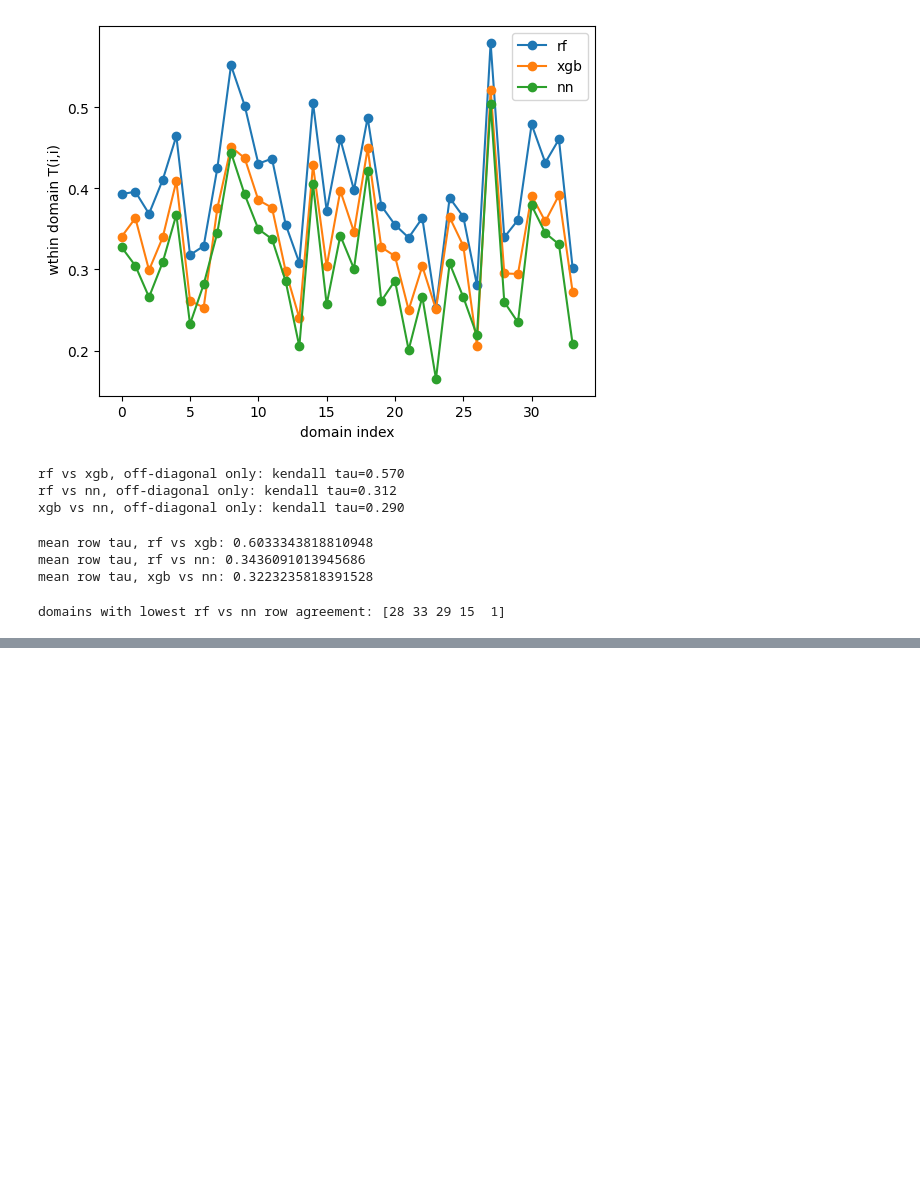
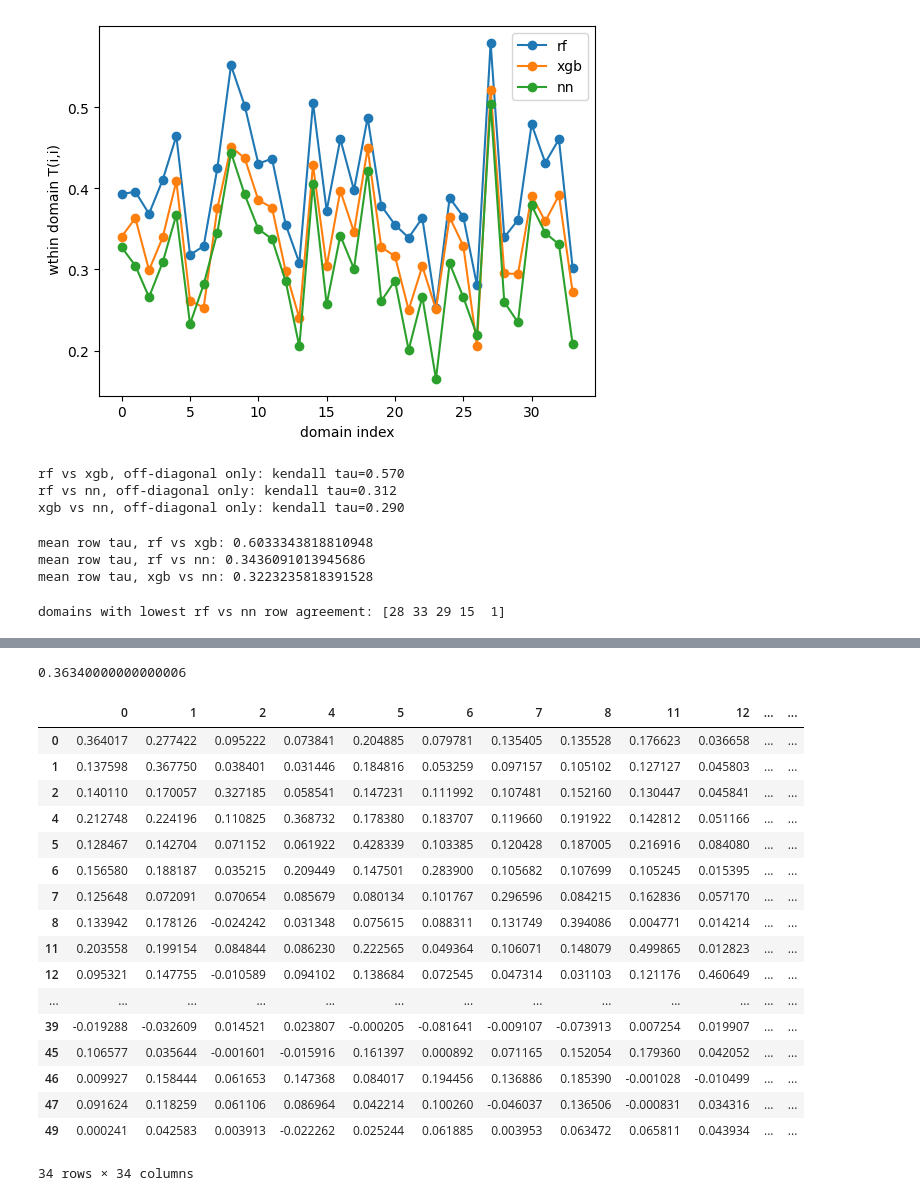
Before and after one commit to yashkher-123/transferability-through-representations, a Jupyter notebook: transfer-matrix/t_comparison.ipynb, the cells around one changed output, grey strips where cells are left out. Drawn from its saved outputs; the diff is of its cells as text; code cells hidden in the pictures; blank space fills up the shorter version.

```diff
--- a/transfer-matrix/t_comparison.ipynb
+++ b/transfer-matrix/t_comparison.ipynb
@@ -218,0 +238,37 @@ domains with lowest rf vs nn row agreement: [28 33 29 15  1]
+# %%
+w_rf = 0.5
+w_xgb = 0.3
+w_nn = 0.2
+# %%
+weighted_vals = (w_rf * rf_t.values) + (w_xgb * xgb_t.values) + (w_nn * nn_t.values)
+# %%
+final_t = pd.DataFrame(
+    weighted_vals,
+    index=rf_t.index,
+    columns=rf_t.columns
+)
+# %%
+0.5*0.392+0.3*0.340+0.2*0.327 # should be ~0.364
+# %% [output]
+0.36340000000000006
+# %%
+final_t
+# %% [output]
+|  | 0 | 1 | 2 | 4 | 5 | 6 | 7 | 8 | 11 | 12 | ... | ... |
+| 0 | 0.364017 | 0.277422 | 0.095222 | 0.073841 | 0.204885 | 0.079781 | 0.135405 | 0.135528 | 0.176623 | 0.036658 | ... | ... |
+| 1 | 0.137598 | 0.367750 | 0.038401 | 0.031446 | 0.184816 | 0.053259 | 0.097157 | 0.105102 | 0.127127 | 0.045803 | ... | ... |
+| 2 | 0.140110 | 0.170057 | 0.327185 | 0.058541 | 0.147231 | 0.111992 | 0.107481 | 0.152160 | 0.130447 | 0.045841 | ... | ... |
+| 4 | 0.212748 | 0.224196 | 0.110825 | 0.368732 | 0.178380 | 0.183707 | 0.119660 | 0.191922 | 0.142812 | 0.051166 | ... | ... |
+| 5 | 0.128467 | 0.142704 | 0.071152 | 0.061922 | 0.428339 | 0.103385 | 0.120428 | 0.187005 | 0.216916 | 0.084080 | ... | ... |
+| 6 | 0.156580 | 0.188187 | 0.035215 | 0.209449 | 0.147501 | 0.283900 | 0.105682 | 0.107699 | 0.105245 | 0.015395 | ... | ... |
+| 7 | 0.125648 | 0.072091 | 0.070654 | 0.085679 | 0.080134 | 0.101767 | 0.296596 | 0.084215 | 0.162836 | 0.057170 | ... | ... |
+| 8 | 0.133942 | 0.178126 | -0.024242 | 0.031348 | 0.075615 | 0.088311 | 0.131749 | 0.394086 | 0.004771 | 0.014214 | ... | ... |
+| 11 | 0.203558 | 0.199154 | 0.084844 | 0.086230 | 0.222565 | 0.049364 | 0.106071 | 0.148079 | 0.499865 | 0.012823 | ... | ... |
+| 12 | 0.095321 | 0.147755 | -0.010589 | 0.094102 | 0.138684 | 0.072545 | 0.047314 | 0.031103 | 0.121176 | 0.460649 | ... | ... |
+| ... | ... | ... | ... | ... | ... | ... | ... | ... | ... | ... | ... | ... |
+| 39 | -0.019288 | -0.032609 | 0.014521 | 0.023807 | -0.000205 | -0.081641 | -0.009107 | -0.073913 | 0.007254 | 0.019907 | ... | ... |
+| 45 | 0.106577 | 0.035644 | -0.001601 | -0.015916 | 0.161397 | 0.000892 | 0.071165 | 0.152054 | 0.179360 | 0.042052 | ... | ... |
+| 46 | 0.009927 | 0.158444 | 0.061653 | 0.147368 | 0.084017 | 0.194456 | 0.136886 | 0.185390 | -0.001028 | -0.010499 | ... | ... |
+| 47 | 0.091624 | 0.118259 | 0.061106 | 0.086964 | 0.042214 | 0.100260 | -0.046037 | 0.136506 | -0.000831 | 0.034316 | ... | ... |
+| 49 | 0.000241 | 0.042583 | 0.003913 | -0.022262 | 0.025244 | 0.061885 | 0.003953 | 0.063472 | 0.065811 | 0.043934 | ... | ... |
+34 rows × 34 columns
```
Also changed, not shown: parts of 4 cells of this notebook, 3 other files.
